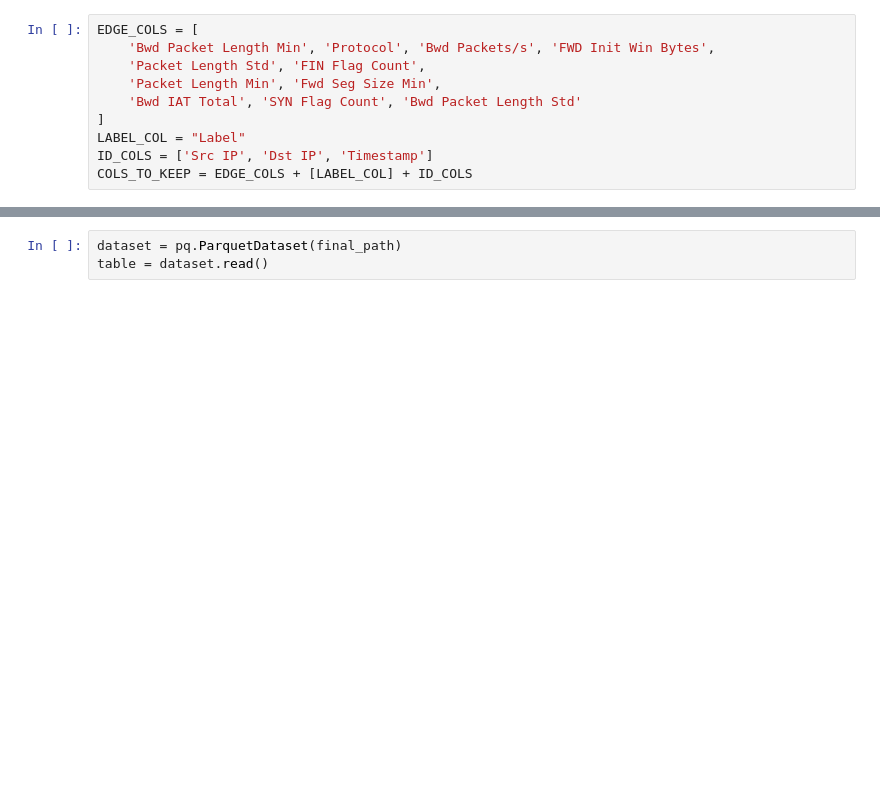
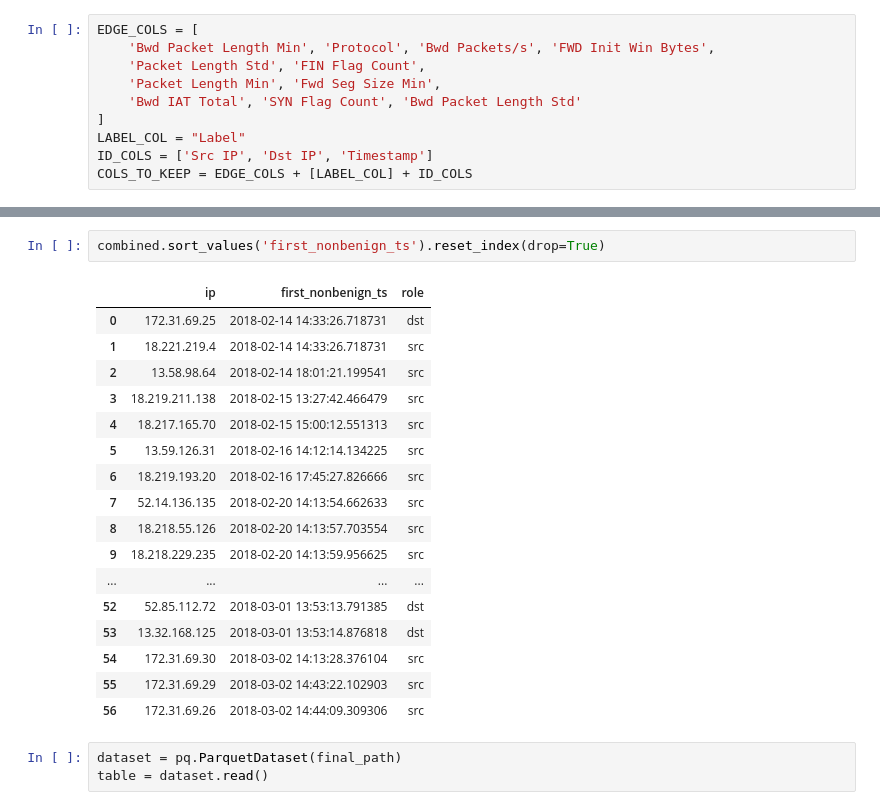
Before and after one commit to gligalexandru/gml-project, a Jupyter notebook: data_analysis.ipynb, the cells around one changed output, grey strips where cells are left out. Cells and saved outputs as stored; diff of their text form; blank space fills up the shorter version.

```diff
--- a/data_analysis.ipynb
+++ b/data_analysis.ipynb
@@ -68,3 +122,23 @@ print(f"Combined dataset written to {final_path}")
+# %%
+combined.sort_values('first_nonbenign_ts').reset_index(drop=True)
+# %% [output]
+|  | ip | first_nonbenign_ts | role |
+| 0 | 172.31.69.25 | 2018-02-14 14:33:26.718731 | dst |
+| 1 | 18.221.219.4 | 2018-02-14 14:33:26.718731 | src |
+| 2 | 13.58.98.64 | 2018-02-14 18:01:21.199541 | src |
+| 3 | 18.219.211.138 | 2018-02-15 13:27:42.466479 | src |
+| 4 | 18.217.165.70 | 2018-02-15 15:00:12.551313 | src |
+| 5 | 13.59.126.31 | 2018-02-16 14:12:14.134225 | src |
+| 6 | 18.219.193.20 | 2018-02-16 17:45:27.826666 | src |
+| 7 | 52.14.136.135 | 2018-02-20 14:13:54.662633 | src |
+| 8 | 18.218.55.126 | 2018-02-20 14:13:57.703554 | src |
+| 9 | 18.218.229.235 | 2018-02-20 14:13:59.956625 | src |
+| ... | ... | ... | ... |
+| 52 | 52.85.112.72 | 2018-03-01 13:53:13.791385 | dst |
+| 53 | 13.32.168.125 | 2018-03-01 13:53:14.876818 | dst |
+| 54 | 172.31.69.30 | 2018-03-02 14:13:28.376104 | src |
+| 55 | 172.31.69.29 | 2018-03-02 14:43:22.102903 | src |
+| 56 | 172.31.69.26 | 2018-03-02 14:44:09.309306 | src |
 # %%
 dataset = pq.ParquetDataset(final_path)
 table = dataset.read()
```
Also changed, not shown: parts of 9 cells of this notebook.
